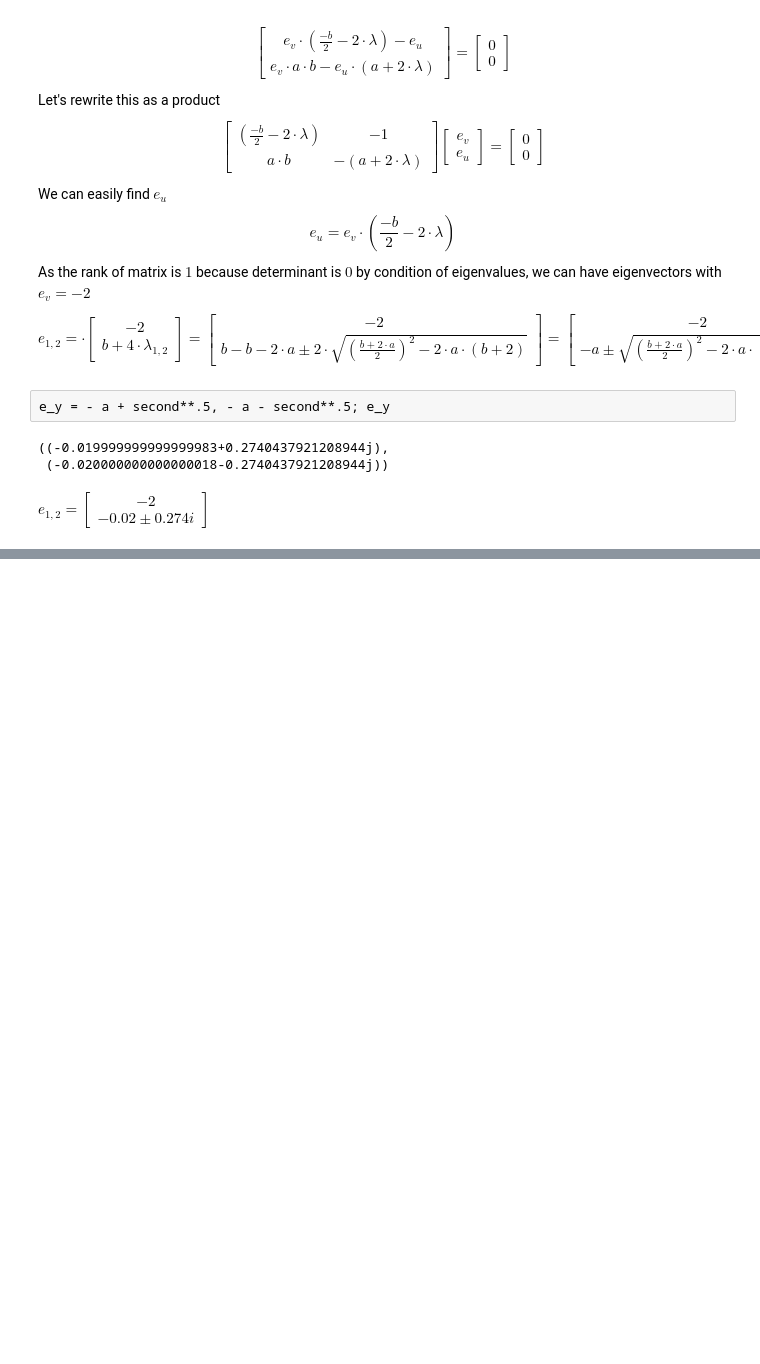
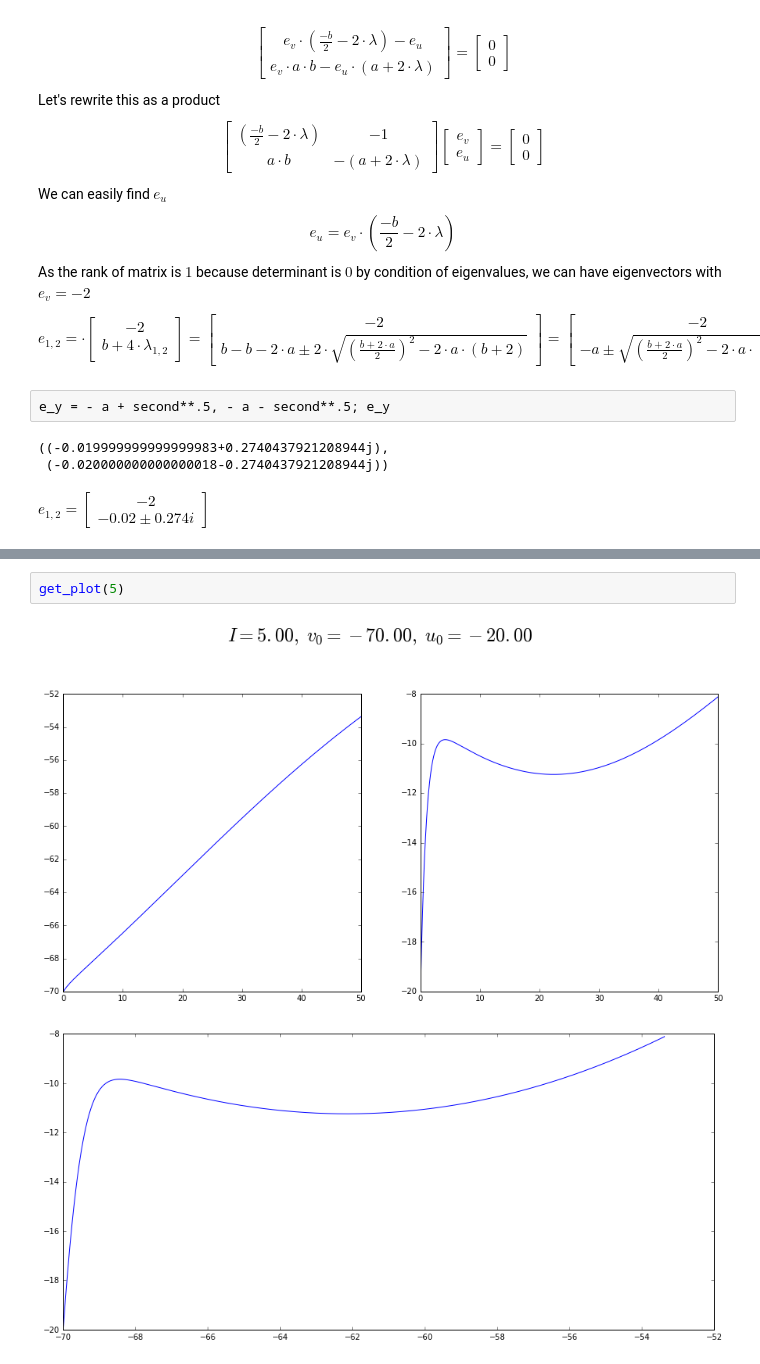
Before and after one commit to char-lie/physical-informatics, a Jupyter notebook: Lab4/lab4.ipynb, the cells around one changed output, grey strips where cells are left out. Drawn from its saved outputs; the diff is of its cells as text; blank space fills up the shorter version.

```diff
--- a/Lab4/lab4.ipynb
+++ b/Lab4/lab4.ipynb
@@ -230,0 +280,5 @@ $e_{1, 2} = \begin{bmatrix}
+# %%
+get_plot(5)
+# %% [output]
+[figure, added]
+[figure, added]
```
Also changed, not shown: parts of 8 cells of this notebook.
